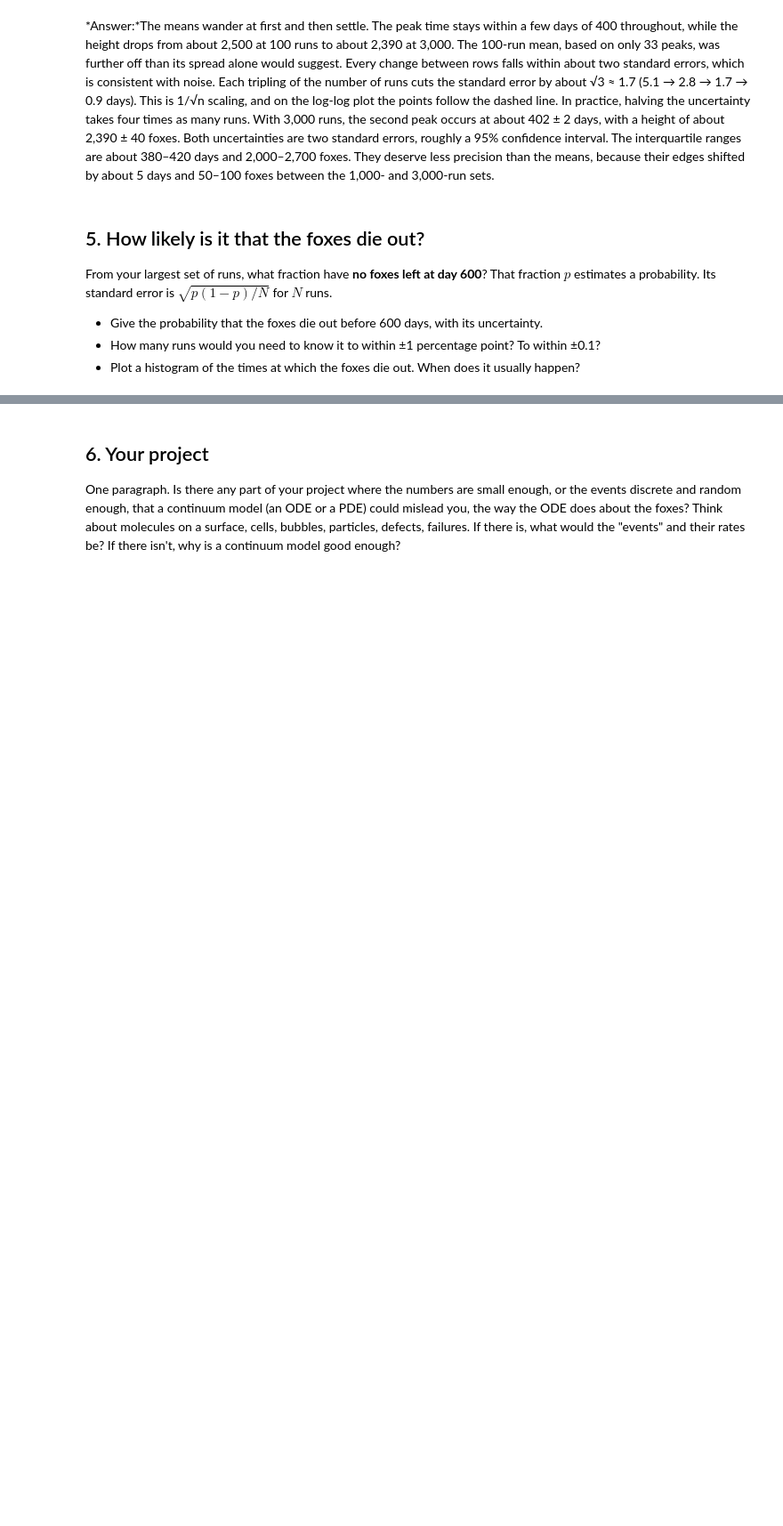
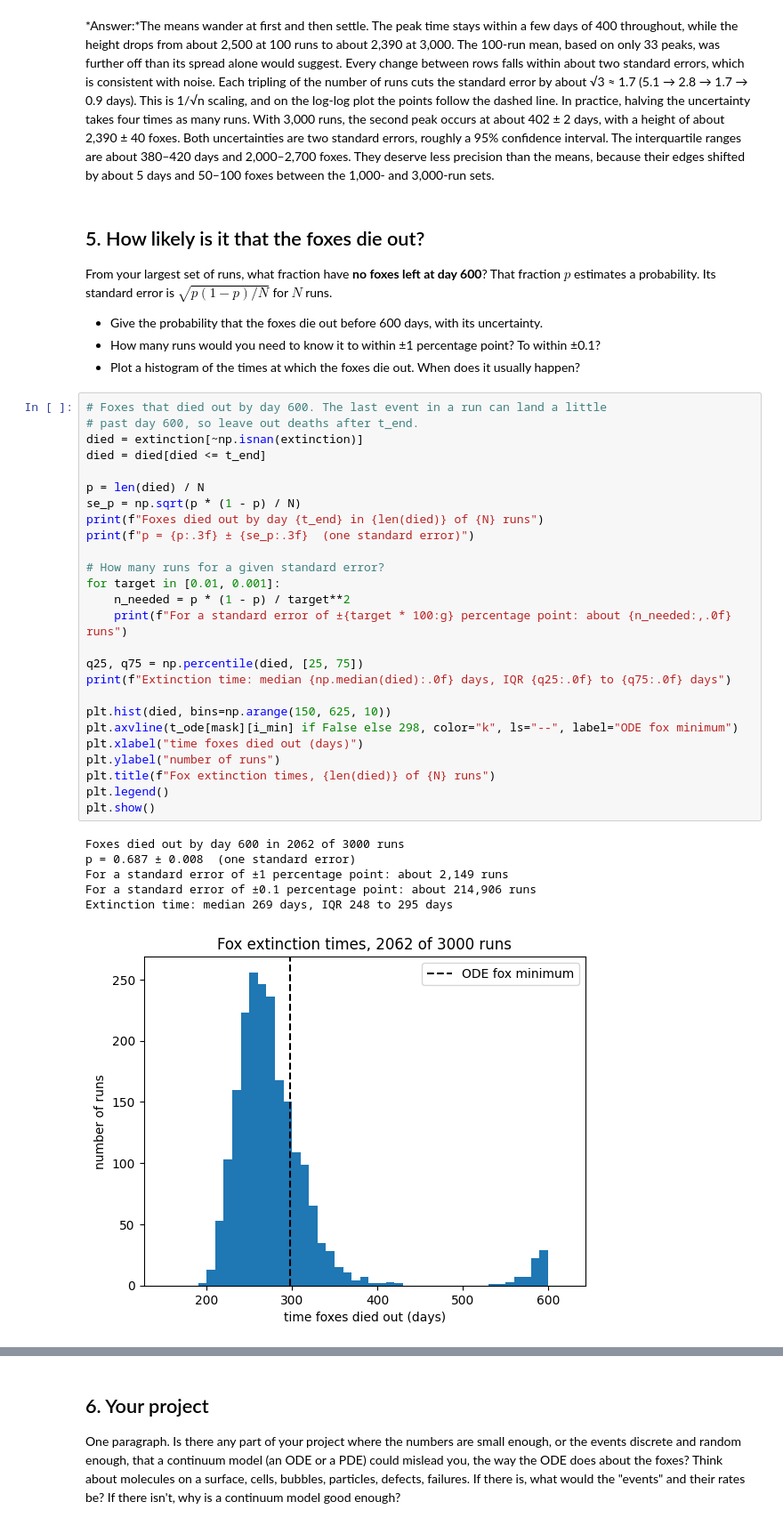
Before and after one commit to chrisgov12356/kinetic-monte-carlo, a Jupyter notebook: rabbits-and-foxes-kmc.ipynb, the cells around one changed output, grey strips where cells are left out. Shown at 89% size. Cells and saved outputs as stored; diff of their text form; blank space fills up the shorter version.

Commit message:
Task 5: probability of fox extinction, runs needed, extinction time histogram

```diff
--- a/rabbits-and-foxes-kmc.ipynb
+++ b/rabbits-and-foxes-kmc.ipynb
@@ -478,4 +478,37 @@ $\sqrt{p(1-p)/N}$ for $N$ runs.
   ±0.1?
 - Plot a histogram of the times at which the foxes die out. When does it usually
   happen?
+# %%
+# Foxes that died out by day 600. The last event in a run can land a little
+# past day 600, so leave out deaths after t_end.
+died = extinction[~np.isnan(extinction)]
+died = died[died <= t_end]
+
+p = len(died) / N
+se_p = np.sqrt(p * (1 - p) / N)
+print(f"Foxes died out by day {t_end} in {len(died)} of {N} runs")
+print(f"p = {p:.3f} ± {se_p:.3f}  (one standard error)")
+
+# How many runs for a given standard error?
+for target in [0.01, 0.001]:
+    n_needed = p * (1 - p) / target**2
+    print(f"For a standard error of ±{target * 100:g} percentage point: about {n_needed:,.0f} runs")
+
+q25, q75 = np.percentile(died, [25, 75])
+print(f"Extinction time: median {np.median(died):.0f} days, IQR {q25:.0f} to {q75:.0f} days")
+
+plt.hist(died, bins=np.arange(150, 625, 10))
+plt.axvline(t_ode[mask][i_min] if False else 298, color="k", ls="--", label="ODE fox minimum")
+plt.xlabel("time foxes died out (days)")
+plt.ylabel("number of runs")
+plt.title(f"Fox extinction times, {len(died)} of {N} runs")
+plt.legend()
+plt.show()
+# %% [output]
+Foxes died out by day 600 in 2062 of 3000 runs
+p = 0.687 ± 0.008  (one standard error)
+For a standard error of ±1 percentage point: about 2,149 runs
+For a standard error of ±0.1 percentage point: about 214,906 runs
+Extinction time: median 269 days, IQR 248 to 295 days
+[figure, added]
 # %% [markdown]
```
Also changed, not shown: parts of 1 cell of this notebook.
